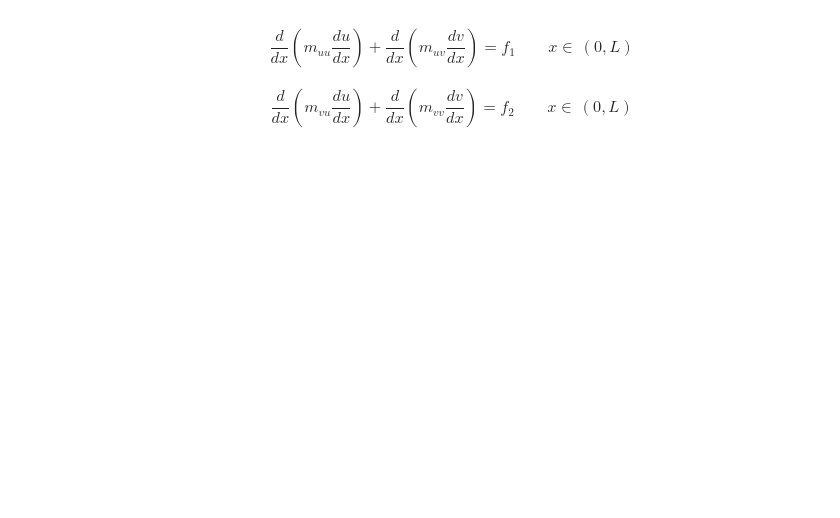
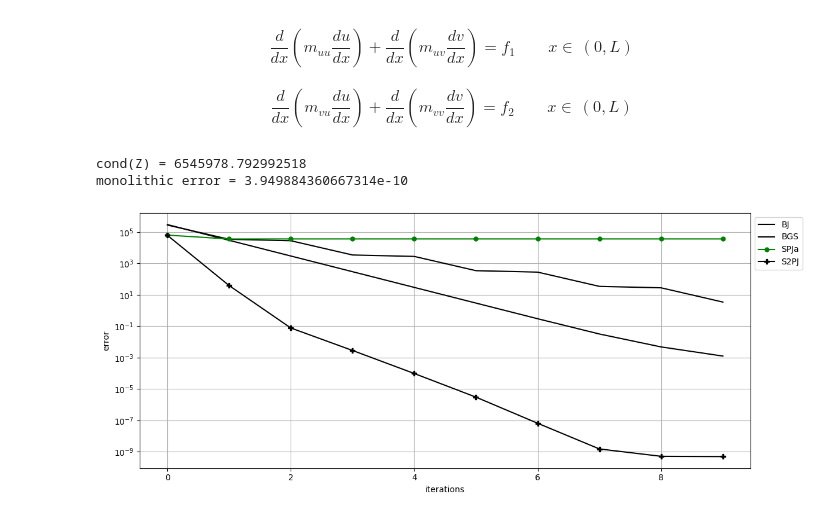
Before and after one commit to multiform-UoN/splittingschemes, a Jupyter notebook: python/fvm1D_quadLaplacian.ipynb, the cells around one changed output. Saved outputs shown, nothing was run; the diff lists cells and outputs as text; code cells hidden in the pictures; blank space fills up the shorter version.

```diff
--- a/python/fvm1D_quadLaplacian.ipynb
+++ b/python/fvm1D_quadLaplacian.ipynb
@@ -11,7 +11,13 @@ import scipy.linalg as linalg
 import matplotlib.pyplot as plt
 import numpy as np
 import matplotlib as mpl
+plt.style.use('tableau-colorblind10')
+plt.style.use('default')
 import mylib
+
+# import seaborn as sns
+# sns.color_palette("dark")
+# sns.set_theme(style="whitegrid")
 
 def fmuu(x, kwargs):
     return kwargs['A'] + kwargs['B']*np.sin(kwargs['C']*x)
@@ -68,29 +74,29 @@ def f_2(x, kwargs):
     return dfmvudx(x, kwargs)*du_soldx(x, kwargs) + fmvu(x, kwargs)*d2u_soldx2(x, kwargs) + dfmvvdx(x, kwargs)*dv_soldx(x, kwargs) + fmvv(x, kwargs)*d2v_soldx2(x, kwargs)
 # %%
 L = 2.0*np.pi
-N = 32
+N = 1024
 dx = np.divide(L, N)
 x = np.linspace(0, L, N+1)
 xc = np.linspace(0.5*dx, L-0.5*dx, N)
 xfine = np.linspace(0, L, 1000)
-nit_max = 15
-toll = 1e-8
+nit_max = 10
+toll = 1e-12
 
 kwargs = {
     # muu coefficients
-    'A': 3.5, #const
+    'A': 1, #const
     'B': 0.5, #amplitude
     'C': 4.0, #frequency
 
     # muv=mvu coefficients
-    'D': 0.1, #const
-    'E': 0.0, #slope
+    'D': 1e-1, #const
+    'E': 0, #slope
 
     # mvv coefficients
-    'F': 1.5, #const
-    'G': 0.1, #amplitude
-    'H': 2.5  #frequency
-}
+    'F': 1e-1, #const
+    'G': 0.5e-1, #amplitude
+    'H': 2  #frequency
+    }
 
 leftBC_u = {
     'type': 'dirichlet', #'type':'neumann',
@@ -129,15 +135,15 @@ v = sol[N:]
 u_rec = mylib.fvm_reconstruct_1D(u)
 v_rec = mylib.fvm_reconstruct_1D(v)
 
-# u_BJ,   v_BJ,   res_BJ,   nit_BJ   = mylib.method_BlockJacobi(          A, B, C, D, f1, f2, nit_max, toll)
+u_BJ,   v_BJ,   res_BJ,   nit_BJ   = mylib.method_BlockJacobi(          A, B, C, D, f1, f2, nit_max, toll)
 u_BGS,  v_BGS,  res_BGS,  nit_BGS  = mylib.method_BlockGaussSeidel(     A, B, C, D, f1, f2, nit_max, toll)
 u_SPJa, v_SPJa, res_SPJa, nit_SPJa = mylib.method_ShurPartialJacobi(    A, B, C, D, f1, f2, nit_max, toll, type='alternate')
 u_SPJu, v_SPJu, res_SPJu, nit_SPJu = mylib.method_ShurPartialJacobi(    A, B, C, D, f1, f2, nit_max, toll, type='shur_on_u')
 u_SPJv, v_SPJv, res_SPJv, nit_SPJv = mylib.method_ShurPartialJacobi(    A, B, C, D, f1, f2, nit_max, toll, type='shur_on_v')
 u_S2PJ, v_S2PJ, res_S2PJ, nit_S2PJ = mylib.method_ShurDualPartialJacobi(A, B, C, D, f1, f2, nit_max, toll)
-u_La, v_La, res_La, nit_La = mylib.method_Lscheme(A, B, C, D, f1, f2, nit_max, toll, type="both",   L=0.8)
-u_Lu, v_Lu, res_Lu, nit_Lu = mylib.method_Lscheme(A, B, C, D, f1, f2, nit_max, toll, type="L_on_u", L=0.8)
-u_Lv, v_Lv, res_Lv, nit_Lv = mylib.method_Lscheme(A, B, C, D, f1, f2, nit_max, toll, type="L_on_v", L=0.8)
+u_La, v_La, res_La, nit_La = mylib.method_Lscheme(A, B, C, D, f1, f2, nit_max, toll, type="both",   L=-0.1)
+u_Lu, v_Lu, res_Lu, nit_Lu = mylib.method_Lscheme(A, B, C, D, f1, f2, nit_max, toll, type="L_on_u", L=-0.1)
+u_Lv, v_Lv, res_Lv, nit_Lv = mylib.method_Lscheme(A, B, C, D, f1, f2, nit_max, toll, type="L_on_v", L=-0.1)
 
 
 Z = Z.toarray()
@@ -151,16 +157,17 @@ print(f"monolithic error = {np.linalg.norm(f-np.dot(Z,sol))}")
 
 #####################################################################################################
 
-plt.figure(dpi=100, figsize=(12,5))
+plt.figure(dpi=300, figsize=(5,5))
 nn = 5
-plt.semilogy(res_BGS,  'b.-', label=f"Block-Gauss-Seidel         slope={np.round(-mylib.slope(res_BGS[:nn]), 3)}")
-plt.semilogy(res_SPJa, 'g.-', label=f"SPJa    slope={np.round(-mylib.slope(res_SPJa[:nn]), 3)}", markersize=10)
-plt.semilogy(res_SPJu, 'r.-', label=f"SPJu    slope={np.round(-mylib.slope(res_SPJu[:nn]), 3)}", markersize=10)
-plt.semilogy(res_SPJv, 'y.-', label=f"SPJv    slope={np.round(-mylib.slope(res_SPJv[:nn]), 3)}", markersize=10)
-plt.semilogy(res_S2PJ, 'kP-', label=f"S2PJ    slope={np.round(-mylib.slope(res_S2PJ[:nn]), 3)}")
-plt.semilogy(res_La,   'g*-', label=f"La      slope={np.round(-mylib.slope(res_La[:nn]), 3)}")
-plt.semilogy(res_Lu,   'r*-', label=f"Lu      slope={np.round(-mylib.slope(res_Lu[:nn]), 3)}")
-plt.semilogy(res_Lv,   'y*-', label=f"Lv      slope={np.round(-mylib.slope(res_Lv[:nn]), 3)}")
+plt.semilogy(res_BJ,  'k'  , label=f"BJ")
+plt.semilogy(res_BGS,  'k-', label=f"BGS")
+plt.semilogy(res_SPJa, 'g.-', label=f"SPJa", markersize=10)
+# plt.semilogy(res_SPJu, 'r.-', label=f"SPJu    slope={np.round(-mylib.slope(res_SPJu[:nn]), 3)}", markersize=10)
+# plt.semilogy(res_SPJv, 'y.-', label=f"SPJv    slope={np.round(-mylib.slope(res_SPJv[:nn]), 3)}", markersize=10)
+plt.semilogy(res_S2PJ, 'kP-', label=f"S2PJ")
+# plt.semilogy(res_La,   'g*-', label=f"La      slope={np.round(-mylib.slope(res_La[:nn]), 3)}")
+# plt.semilogy(res_Lu,   'r*-', label=f"Lu      slope={np.round(-mylib.slope(res_Lu[:nn]), 3)}")
+# plt.semilogy(res_Lv,   'y*-', label=f"Lv      slope={np.round(-mylib.slope(res_Lv[:nn]), 3)}")
 plt.legend(bbox_to_anchor=(1, 1.0))
 plt.grid()
 plt.xlabel('iterations')
@@ -185,32 +192,36 @@ plt.ylabel('error')
 # ax[0].plot(xfine, u_sol(xfine, kwargs), '-b', label=r'$u(x)$')
 # #ax[0].plot(xfine, m_u(xfine, kwargs), '--g', label=r'$m_u(x)$')
 # #ax[0].plot(xfine, f_u(xfine, kwargs), '--c', label=r'$f_u(x)$')
 # ax[0].legend()
 # ax[0].grid()
 
 # ax[1].set_xlabel(r'$x$')
 # ax[1].set_ylabel(r'$v,f_v$')
 # ax[1].plot(x,  0*x, '|', color='k', markersize=6.0)
 # ax[1].plot(xc, 0*xc, '.', color='k', markersize=2.0)
 # ax[1].plot(x, mylib.fvm_reconstruct_1D(v), 'sk' , label=r'$v_{rec,monolithic}$', linewidth=linewidth)
 # ax[1].plot(x, mylib.fvm_reconstruct_1D(v_BGS), '.y' , label=r'$u_{rec,BGS}$',    linewidth=linewidth)
 # ax[1].plot(x, mylib.fvm_reconstruct_1D(v_SPJa), '.k' , label=r'$v_{rec,SPJa}$',  linewidth=linewidth)
 # ax[1].plot(x, mylib.fvm_reconstruct_1D(v_SPJu), '.r' , label=r'$v_{rec,SPJu}$',  linewidth=linewidth)
 # ax[1].plot(x, mylib.fvm_reconstruct_1D(v_SPJv), '.b' , label=r'$v_{rec,SPJv}$',  linewidth=linewidth)
 # ax[1].plot(x, mylib.fvm_reconstruct_1D(v_S2PJ), '.g' , label=r'$u_{rec,S2PJ}$',  linewidth=linewidth)
 # # ax[1].plot(xc, v, '_y', label=r'$\frac{1}{|cell|}\int v\,dx$', markersize=markersize)
 # ax[1].plot(xfine, v_sol(xfine, kwargs), '-b', label=r'$v(x)$')
 # #ax[1].plot(xfine, m_v(xfine, kwargs), '--g', label=r'$m_v(x)$')
 # #ax[1].plot(xfine, f_v(xfine, kwargs), '--c', label=r'$f_v(x)$')
 # ax[1].legend()
 # ax[1].grid()
 
 # #ax[0].plot(x, mylib.fvm_reconstruct_1D(fTOT), '-g' , label='furec', linewidth=linewidth)
 # #ax[0].plot(xc, ff, '_g', label='ff', markersize=markersize)
 # #ax[0].set_ylim(bottom=-4, top=4)
 # #ax[1].set_ylim(bottom=-4, top=4)
 # #ax[0].set_xlim([-0.001,0.1])
 plt.tight_layout()
 plt.show()
+# %% [output]
+cond(Z) = 6545978.792992518
+monolithic error = 3.949884360667314e-10
+[figure, added]
 # %%
 L = 2.0*np.pi
```
Also changed, not shown: parts of 1 cell of this notebook, 4 other files.
